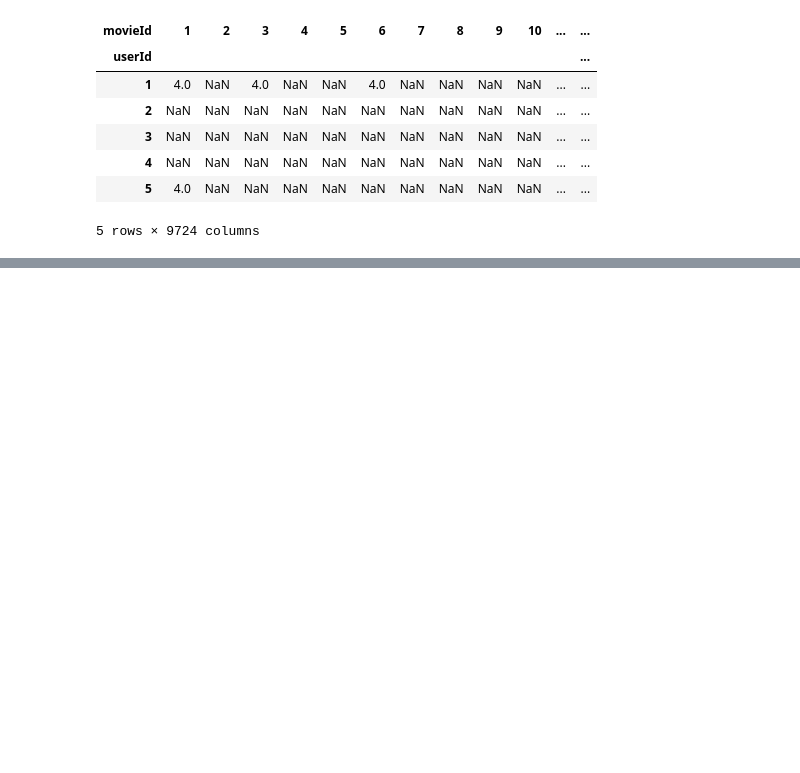
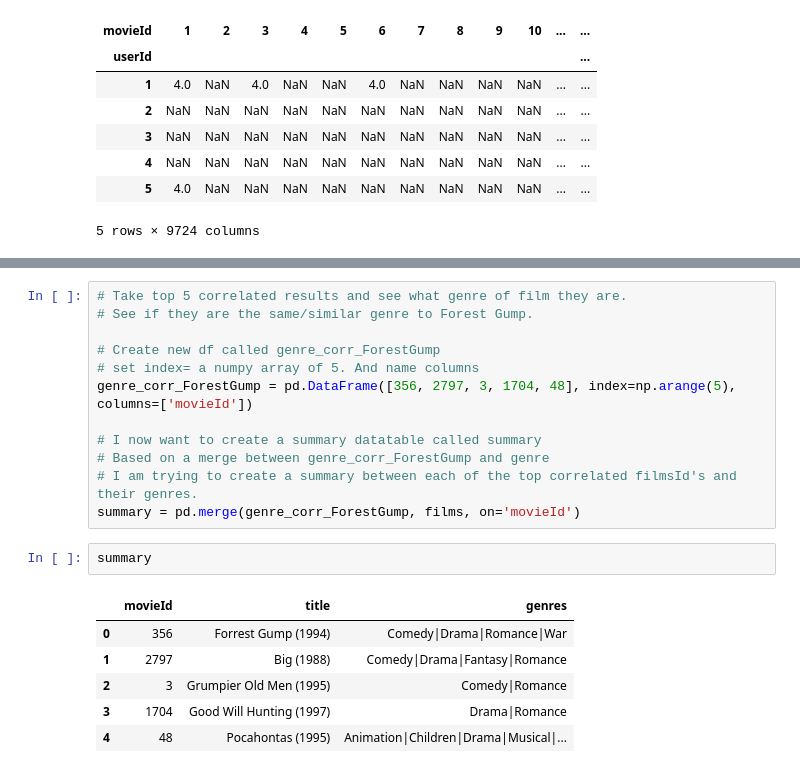
Before and after one commit to Joyeeta1/recommendation_system, a Jupyter notebook: notebooks/SVD_reccomendation_engine.ipynb, the cells around one changed output, grey strips where cells are left out. Cells and saved outputs as stored; diff of their text form; blank space fills up the shorter version.

```diff
--- a/notebooks/SVD_reccomendation_engine.ipynb
+++ b/notebooks/SVD_reccomendation_engine.ipynb
@@ -238,0 +231,21 @@ similarity_summary[similarity_summary['rating_count']>=40].sort_values('PearsonR
+# %%
+# Take top 5 correlated results and see what genre of film they are.
+# See if they are the same/similar genre to Forest Gump.
+
+# Create new df called genre_corr_ForestGump
+# set index= a numpy array of 5. And name columns
+genre_corr_ForestGump = pd.DataFrame([356, 2797, 3, 1704, 48], index=np.arange(5), columns=['movieId'])
+
+# I now want to create a summary datatable called summary
+# Based on a merge between genre_corr_ForestGump and genre
+# I am trying to create a summary between each of the top correlated filmsId's and their genres.
+summary = pd.merge(genre_corr_ForestGump, films, on='movieId')
+# %%
+summary
+# %% [output]
+|  | movieId | title | genres |
+| 0 | 356 | Forrest Gump (1994) | Comedy|Drama|Romance|War |
+| 1 | 2797 | Big (1988) | Comedy|Drama|Fantasy|Romance |
+| 2 | 3 | Grumpier Old Men (1995) | Comedy|Romance |
+| 3 | 1704 | Good Will Hunting (1997) | Drama|Romance |
+| 4 | 48 | Pocahontas (1995) | Animation|Children|Drama|Musical|... |
```
Also changed, not shown: parts of 37 cells of this notebook.
